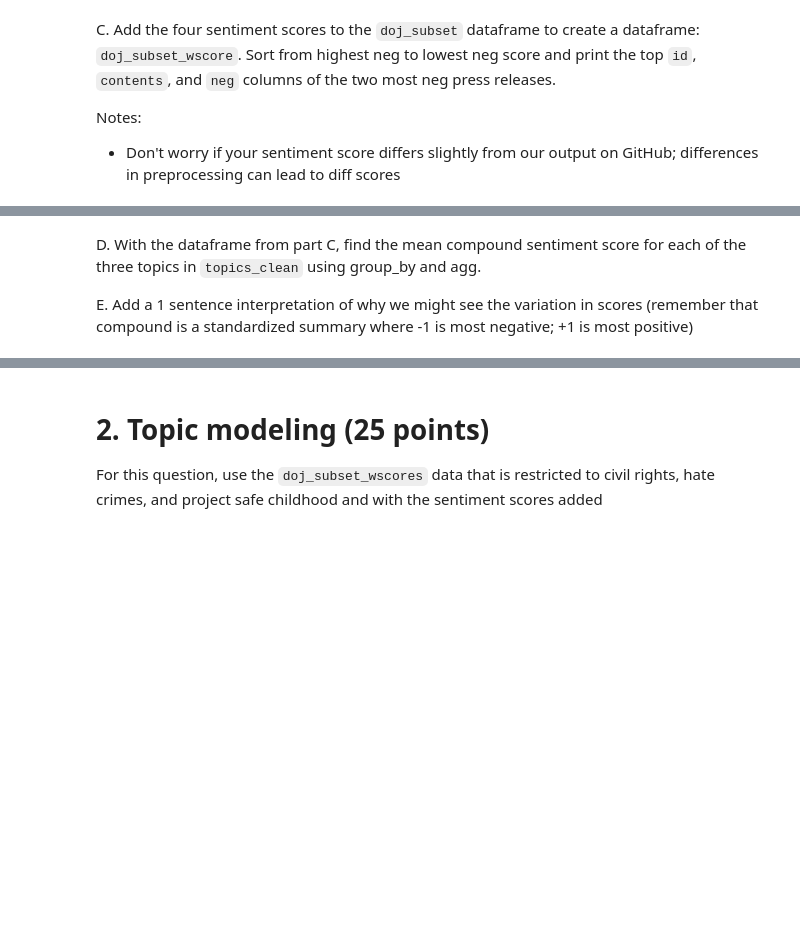
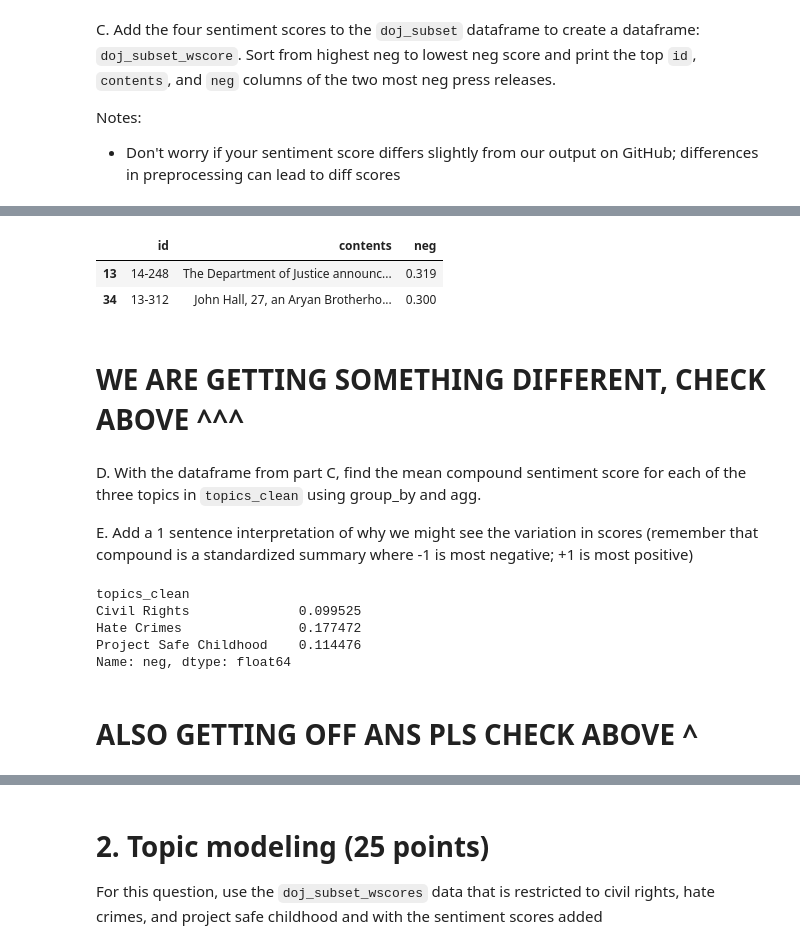
Before and after one commit to marinaw99/QSS20_S24, a Jupyter notebook: problemsets/pset3/pset3_magee_steadman_wang.ipynb, the cells around one changed output, grey strips where cells are left out. Cells and saved outputs as stored; diff of their text form; code cells hidden in the pictures; blank space fills up the shorter version.

```diff
--- a/problemsets/pset3/pset3_magee_steadman_wang.ipynb
+++ b/problemsets/pset3/pset3_magee_steadman_wang.ipynb
@@ -186,8 +192,9 @@ law_entities = set()
 #check if each entity is law
 for entity in spacy_pharma.ents:
     if entity.label_ == 'LAW':
-        law_entities.add(entity.text)  # Add unique entity text to the set
+        law_entities.add(entity.text + ": " + entity.label_)
 
-for law_entity in law_entities:
-    print("LAW Entity:", law_entity)
+# print entities with LAW tag
+for item in law_entities:
+    print(item)
 # %% [output]
@@ -349,21 +290,17 @@ Entity: the Civil Rights Division’s Criminal Section; NER tag: ORG
 # %%
-
 # Initialize scorer
 sent_obj = SentimentIntensityAnalyzer()
 
 def process_press(text):
-    #text = remove_punctuation(text)
-
     # Generate named entities
     spacy_text = nlp(text)
 
-    new_str = text
-
+    # Remove named entities
     for entity in spacy_text.ents:
-        new_str = re.sub(entity.text, "", text)
+        text = text.replace(entity.text, "")
 
     # Conduct sentiment analysis
-    sentiment_ex = sent_obj.polarity_scores(new_str)
+    sentiment_ex = sent_obj.polarity_scores(text)
 
     return sentiment_ex
 # %%
@@ -398,3 +333,26 @@ doj_subset_wscore['sentiment_scores'] =
+# %%
+# Create new data frame of sentiment scores
+sentiment = pd.DataFrame(sentiment_scores, columns = ['neg', 'neu', 'pos', 'compound'])
+
+# Reset indices of sentiment and doj_subset
+doj_subset = doj_subset.reset_index()
+sentiment = sentiment.reset_index()
+
+# Concatenate sentiment and doj_subset data frames
+doj_subset_wscores = pd.concat([doj_subset, sentiment], axis = 1)
+
+# Sort values from highest to lowest neg score
+doj_subset_wscores = doj_subset_wscores.sort_values(by = 'neg', ascending = False)
+
+# Print top two most negative press releases
+top_neg = doj_subset_wscores.head(2)
+top_neg[['id', 'contents', 'neg']]
+# %% [output]
+|  | id | contents | neg |
+| 13 | 14-248 | The Department of Justice announc... | 0.319 |
+| 34 | 13-312 | John Hall, 27, an Aryan Brotherho... | 0.300 |
+# %% [markdown]
+# WE ARE GETTING SOMETHING DIFFERENT, CHECK ABOVE ^^^
 # %% [markdown]
 D. With the dataframe from part C, find the mean compound sentiment score for each of the three topics in `topics_clean` using group_by and agg.
 
@@ -403,0 +360,12 @@ E. Add a 1 sentence interpretation of why we might see the variation in scores (
+# %%
+# Find the mean compound score for each of the three topics in topics_clean
+mean_compound = doj_subset_wscores.groupby('topics_clean')['neg'].agg('mean')
+mean_compound
+# %% [output]
+topics_clean
+Civil Rights              0.099525
+Hate Crimes               0.177472
+Project Safe Childhood    0.114476
+Name: neg, dtype: float64
+# %% [markdown]
+# ALSO GETTING OFF ANS PLS CHECK ABOVE ^
```
Also changed, not shown: parts of 39 cells of this notebook, 1 other file.
